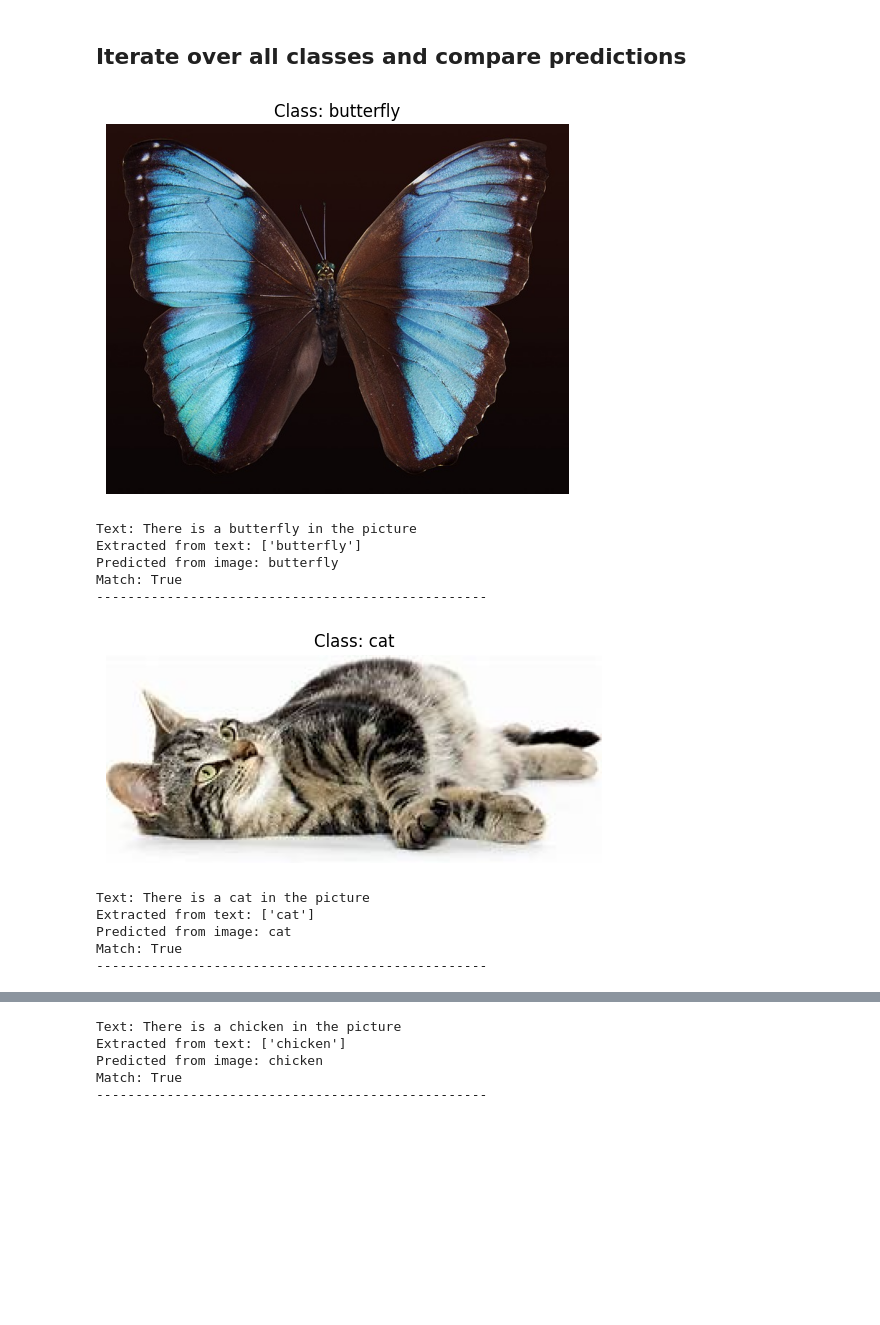
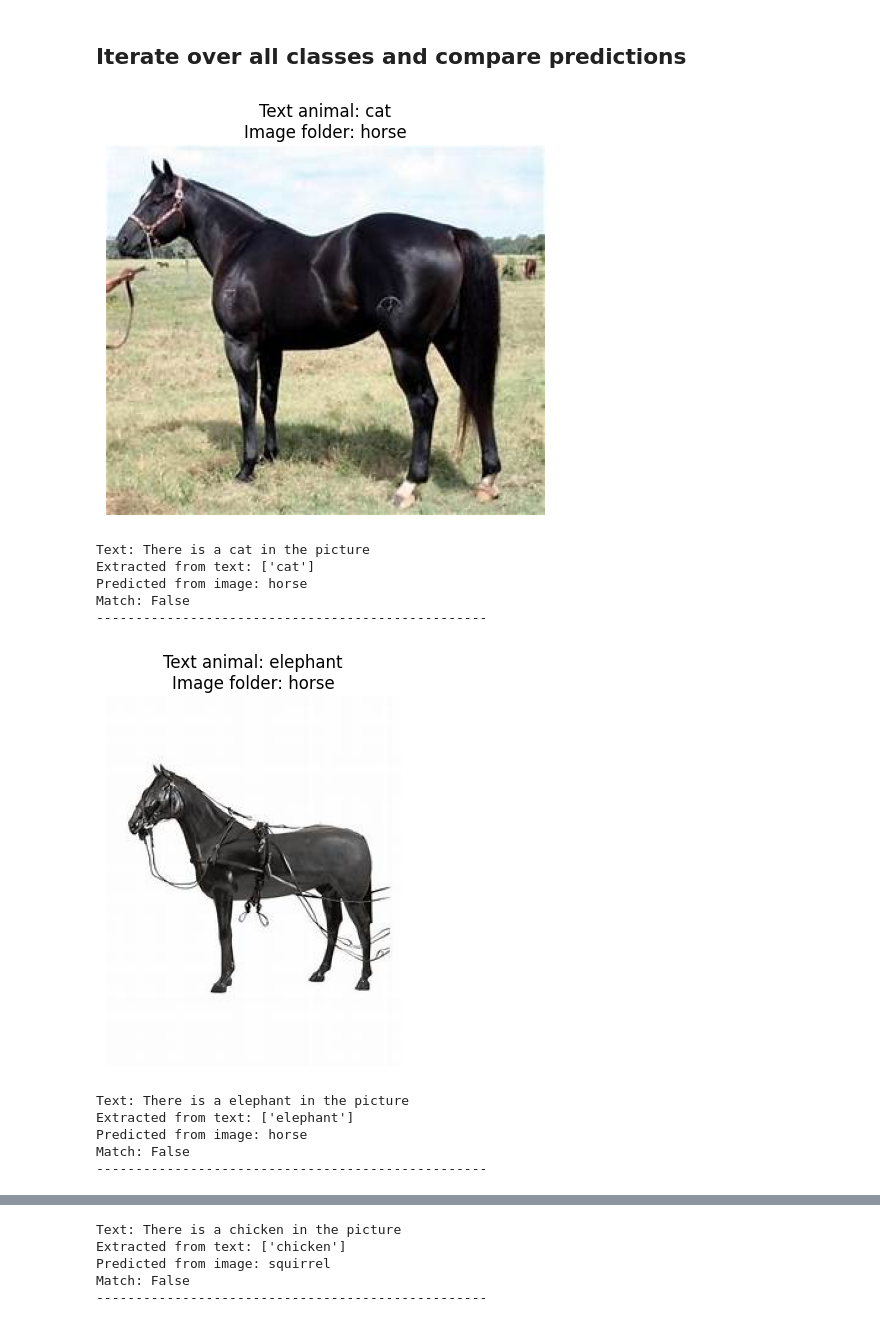
Before and after one commit to GerGreta/WinstarsIntern, a Jupyter notebook: Test_2/notebooks/ner_cv_demo.ipynb, the cells around one changed output, grey strips where cells are left out. Cells and saved outputs as stored; diff of their text form; code cells hidden in the pictures; blank space fills up the shorter version.

Commit message:
Randomize text and image for Task 2 demo, add English comments

```diff
--- a/Test_2/notebooks/ner_cv_demo.ipynb
+++ b/Test_2/notebooks/ner_cv_demo.ipynb
@@ -79,42 +79,50 @@ Text and image match: True
 # %% [markdown]
 ## Iterate over all classes and compare predictions
 # %%
-for cls in classes:
-    folder_path = os.path.join(DATA_DIR, cls)
+# Loop over several random examples
+for _ in range(len(classes)):
+
+    # Select a random animal for the text
+    text_class = random.choice(classes)
+    sample_text = f"There is a {text_class} in the picture"
+
+    # Select a random image (may or may not match the text)
+    image_class = random.choice(classes)
+    folder_path = os.path.join(DATA_DIR, image_class)
     img_file = random.choice(os.listdir(folder_path))
     img_path = os.path.join(folder_path, img_file)
 
-    # Display the image
+    # Display the image with info
     img = Image.open(img_path)
     plt.imshow(img)
     plt.axis('off')
-    plt.title(f"Class: {cls}")
+    plt.title(f"Text animal: {text_class}\nImage folder: {image_class}")
     plt.show()
 
-    # Extract animal from sample text
-    sample_text = f"There is a {cls} in the picture"
+    # Extract animal(s) from the sample text
     animals_extracted = extract_animals(sample_text)
     print("Text:", sample_text)
     print("Extracted from text:", animals_extracted)
 
     # Classify the animal in the image
     animal_from_image = classify_image(img_path)
     print("Predicted from image:", animal_from_image)
 
-    # Check if predictions match
+
+    # Check if the text matches the image
     match = any(animal_from_image.lower() in a.lower() for a in animals_extracted)
     print("Match:", match)
-    print("-"*50)
+    print("-" * 50)
 # %% [output]
-[figure, old version]
+[figure, new version]
-Text: There is a butterfly in the picture
-Extracted from text: ['butterfly']
-Predicted from image: butterfly
-Match: True
+Text: There is a cat in the picture
+Extracted from text: ['cat']
+Predicted from image: horse
+Match: False
 --------------------------------------------------
-[figure, old version]
+[figure, new version]
-Text: There is a cat in the picture
-Extracted from text: ['cat']
-Predicted from image: cat
-Match: True
+Text: There is a elephant in the picture
+Extracted from text: ['elephant']
+Predicted from image: horse
+Match: False
 --------------------------------------------------
@@ -122,5 +130,5 @@ Match: True
 Text: There is a chicken in the picture
 Extracted from text: ['chicken']
-Predicted from image: chicken
-Match: True
+Predicted from image: squirrel
+Match: False
 --------------------------------------------------
```
Also changed, not shown: parts of 4 cells of this notebook.
